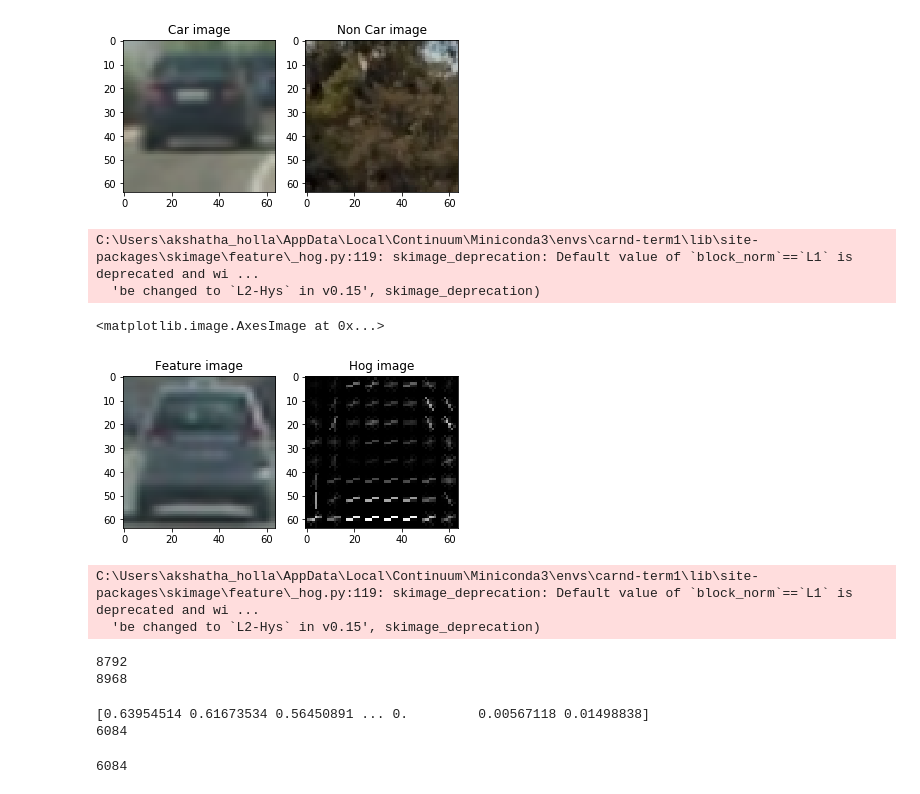
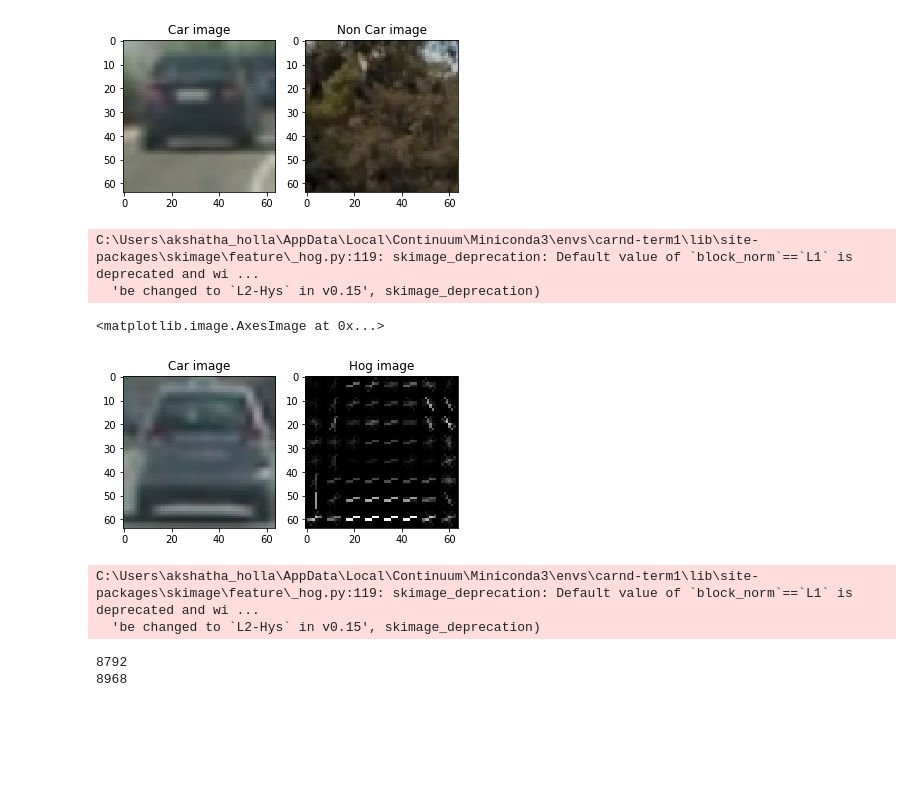
Before and after one commit to AkshathaHolla91/CarND-Vehicle-Detection, a Jupyter notebook: Vehicle_detection.ipynb, the cells around one changed output. Saved outputs shown, nothing was run; the diff lists cells and outputs as text; code cells hidden in the pictures; blank space fills up the shorter version.

```diff
--- a/Vehicle_detection.ipynb
+++ b/Vehicle_detection.ipynb
@@ -143,21 +134,30 @@ plt.imshow(sample_non_car)
 # %%
  # Create an array stack of feature vectors
 
 
-feature_image = mpimg.imread(cars[3])
+car_image = mpimg.imread(cars[3])
 #feature_image = cv2.cvtColor(feature_image, cv2.COLOR_RGB2YCrCb)
-features ,hog_image = get_hog_features(feature_image[:,:,2],orient, pix_per_cell, cell_per_block,vis=True, feature_vec=True)
+carfeatures ,car_hog_image = get_hog_features(car_image[:,:,2],orient, pix_per_cell, cell_per_block,vis=True, feature_vec=True)
+non_car_image=mpimg.imread(not_cars[3])
+notcarfeatures ,not_car_hog_image = get_hog_features(non_car_image[:,:,2],orient, pix_per_cell, cell_per_block,vis=True, feature_vec=True)
 
 plt.subplot(121)
-plt.title("Feature image")
-plt.imshow(feature_image)
+plt.title("Car image")
+plt.imshow(car_image)
 plt.subplot(122)
 plt.title("Hog image")
-plt.imshow(hog_image, cmap='gray')
+plt.imshow(car_hog_image, cmap='gray')
+# plt.subplot(221)
+# plt.title("Non Car image")
+# plt.imshow(non_car_image)
+# plt.subplot(222)
+# plt.title("Hog image")
+# plt.imshow(not_car_hog_image, cmap='gray')
+# plt.show()
 # Plot an example of raw and scaled features
 # %% [output]
 C:\Users\akshatha_holla\AppData\Local\Continuum\Miniconda3\envs\carnd-term1\lib\site-packages\skimage\feature\_hog.py:119: skimage_deprecation: Default value of `block_norm`==`L1` is deprecated and wi ...
   'be changed to `L2-Hys` in v0.15', skimage_deprecation)
 <matplotlib.image.AxesImage at 0x...>
-[figure, old version]
+[figure, new version]
 # %%
@@ -182,8 +180,7 @@ C:\Users\akshatha_holla\AppData\Local\Continuum\Miniconda3\envs\carnd-term1\lib\
 8792
 8968
 # %%
-print(car_features[0])
-print(len(notcar_features[0]))
+
 X = np.vstack((car_features, notcar_features)).astype(np.float64)
 y= np.hstack((np.ones(len(car_features)),np.zeros(len(notcar_features))))
 
@@ -194,13 +191,6 @@ X_scaler = StandardScaler().fit(X_train)
 # Apply the scaler to X
 X_train = X_scaler.transform(X_train)
 X_test = X_scaler.transform(X_test)
-# %% [output]
-[0.63954514 0.61673534 0.56450891 ... 0.         0.00567118 0.01498838]
-6084
-# %%
-print(len(X[0]))
-# %% [output]
-6084
 # %%
 svc = LinearSVC()
 # Check the training time for the SVC
```
Also changed, not shown: parts of 16 cells of this notebook, 7 other files.
